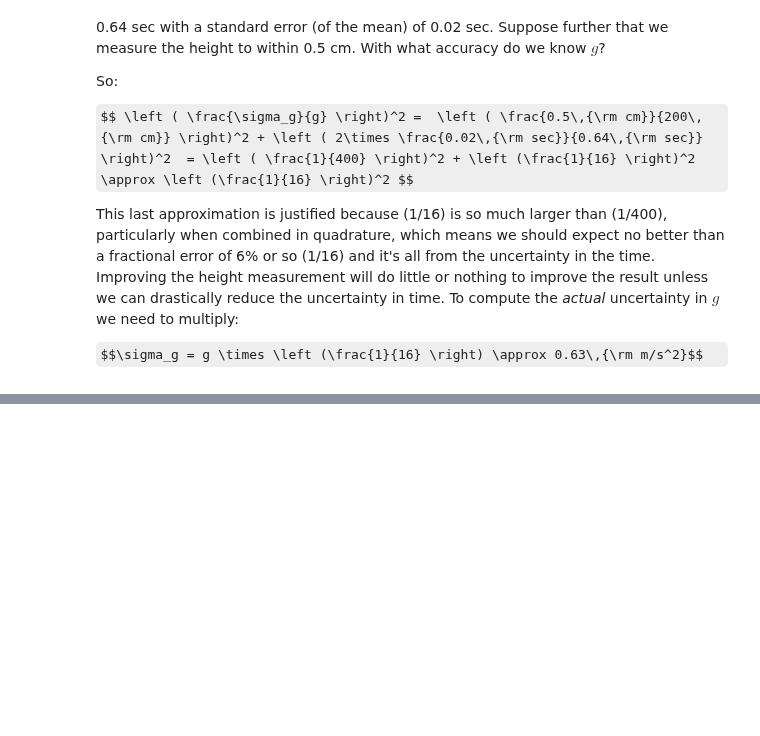
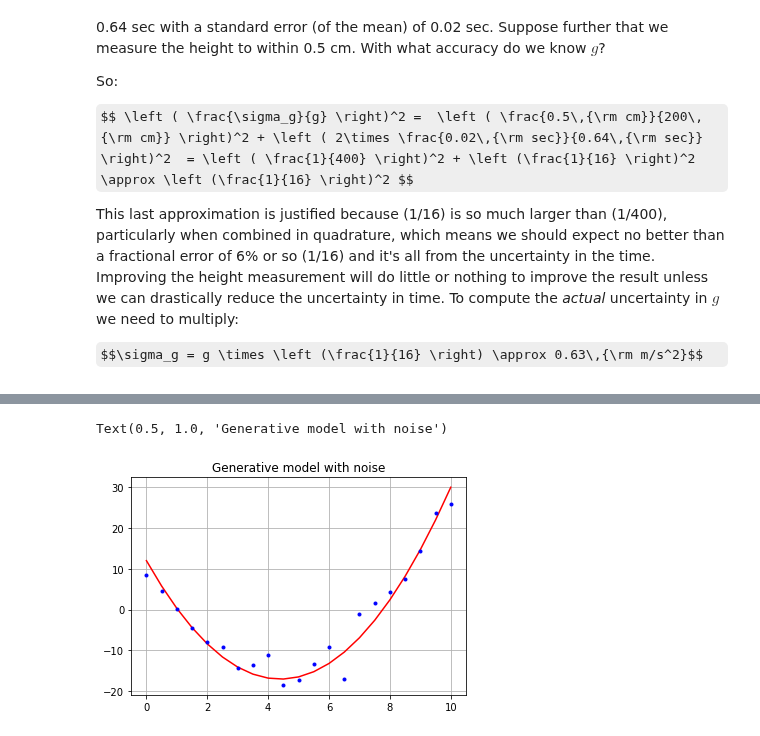
Before and after one commit to sspickle/instrumentation-projects, a Jupyter notebook: proj7/Analytical Error Propagation and Parameter Estimation.ipynb, the cells around one changed output, grey strips where cells are left out. Drawn from its saved outputs; the diff is of its cells as text; code cells hidden in the pictures; some formulas as TeX source; blank space fills up the shorter version.

```diff
--- a/proj7/Analytical Error Propagation and Parameter Estimation.ipynb
+++ b/proj7/Analytical Error Propagation and Parameter Estimation.ipynb
@@ -127,0 +131,20 @@ Suppose you want to cut out material for a thermal cover for an orbiting satelli
+# %%
+N = 21
+noiseLevel = 5
+x = np.linspace(0,10,N)
+
+A = 1.5
+B = -13.2
+C = +12
+
+noise = np.random.normal(size=N)*noiseLevel
+
+yth = A*x**2 + B*x + C
+ynoise = yth + noise
+
+plt.plot(x,yth,'r-', x, ynoise,'b.' )
+plt.grid()
+plt.title("Generative model with noise")
+# %% [output]
+Text(0.5, 1.0, 'Generative model with noise')
+[figure, added]
```
Also changed, not shown: parts of 9 cells of this notebook, 2 other files.
